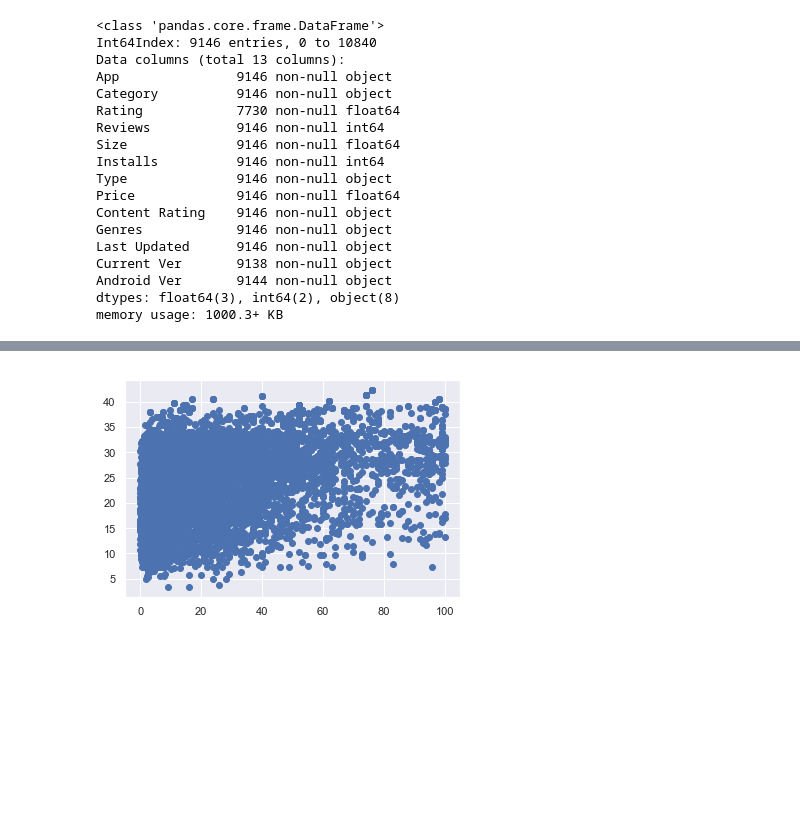
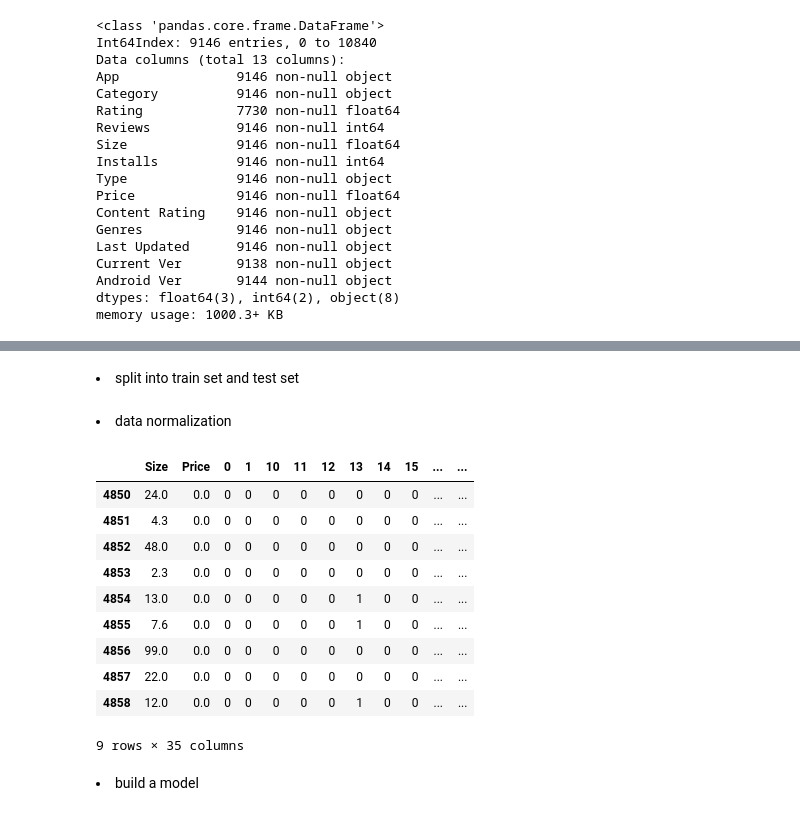
Before and after one commit to sherylwithans/potential-waddle, a Jupyter notebook: prediction model.ipynb, the cells around one changed output, grey strips where cells are left out. Cells and saved outputs as stored; diff of their text form; code cells hidden in the pictures; blank space fills up the shorter version.

```diff
--- a/prediction model.ipynb
+++ b/prediction model.ipynb
@@ -204,12 +218,10 @@ X = df[['Size', 'Price']].join(category_df)
 df['Popularity'] = df['Rating'] + df['Install_log'] + df['Reviews_log']  # weights
 Y = df['Popularity']
-# %%
-import matplotlib.pyplot as plt
-plt.scatter(df['Size'],Y)
-plt.show()
-# %% [output]
-[figure, removed]
+# %% [markdown]
+<li>split into train set and test set
 # %%
 from sklearn.model_selection import train_test_split
 X_train,X_test,Y_train,Y_test = train_test_split(X,Y,test_size = 0.25,random_state=1)
+# %% [markdown]
+<li>data normalization
 # %%
@@ -217,6 +233,22 @@ y_mean = Y_train.mean(axis=0)
 y_std = Y_train.std(axis=0)
 Y_train = (Y_train - y_mean) / y_std
 Y_test = (Y_test - y_mean) / y_std
+# %%
+X[3434:3443]
+# %% [output]
+|  | Size | Price | 0 | 1 | 10 | 11 | 12 | 13 | 14 | 15 | ... | ... |
+| 4850 | 24.0 | 0.0 | 0 | 0 | 0 | 0 | 0 | 0 | 0 | 0 | ... | ... |
+| 4851 | 4.3 | 0.0 | 0 | 0 | 0 | 0 | 0 | 0 | 0 | 0 | ... | ... |
+| 4852 | 48.0 | 0.0 | 0 | 0 | 0 | 0 | 0 | 0 | 0 | 0 | ... | ... |
+| 4853 | 2.3 | 0.0 | 0 | 0 | 0 | 0 | 0 | 0 | 0 | 0 | ... | ... |
+| 4854 | 13.0 | 0.0 | 0 | 0 | 0 | 0 | 0 | 1 | 0 | 0 | ... | ... |
+| 4855 | 7.6 | 0.0 | 0 | 0 | 0 | 0 | 0 | 1 | 0 | 0 | ... | ... |
+| 4856 | 99.0 | 0.0 | 0 | 0 | 0 | 0 | 0 | 0 | 0 | 0 | ... | ... |
+| 4857 | 22.0 | 0.0 | 0 | 0 | 0 | 0 | 0 | 0 | 0 | 0 | ... | ... |
+| 4858 | 12.0 | 0.0 | 0 | 0 | 0 | 0 | 0 | 1 | 0 | 0 | ... | ... |
+9 rows × 35 columns
+# %% [markdown]
+<li>build a model
 # %%
 import tensorflow as tf
 from tensorflow import keras
```
Also changed, not shown: parts of 17 cells of this notebook.
